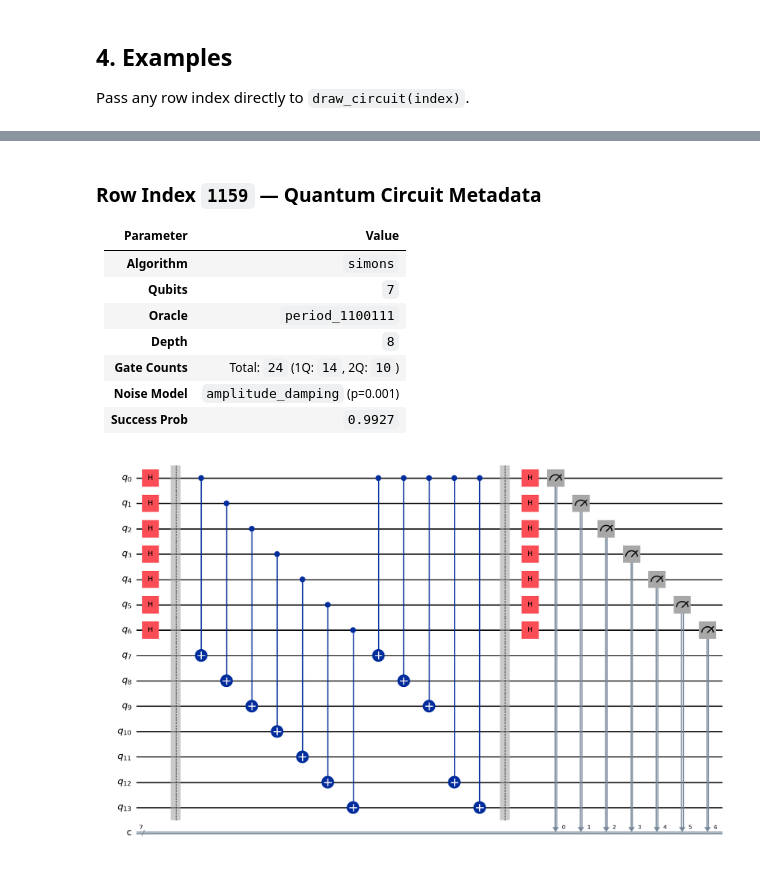
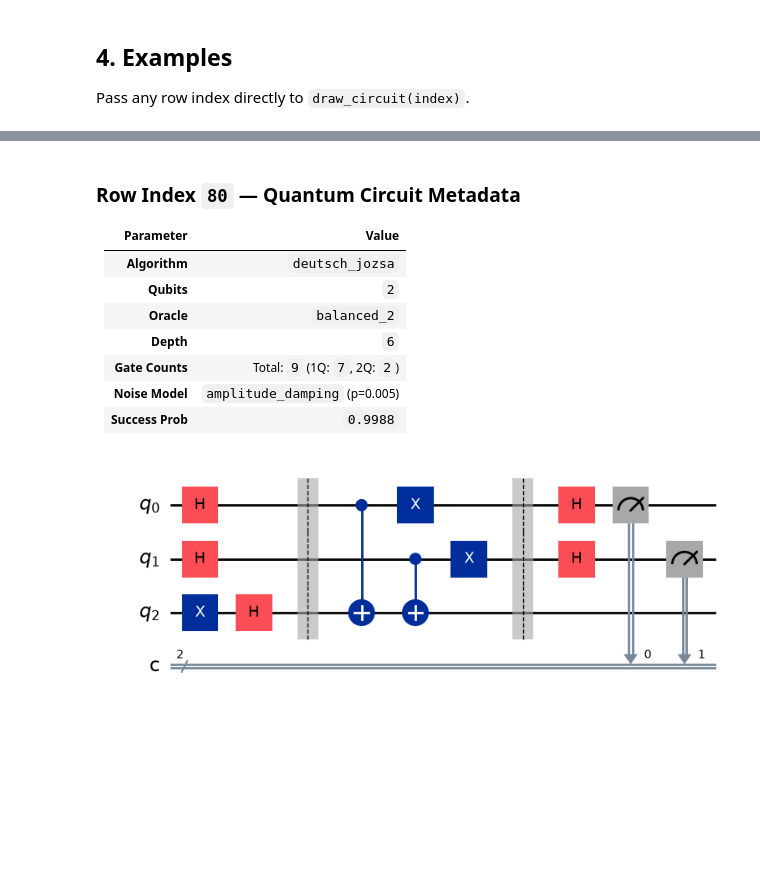
Before and after one commit to Adhavan1801/quantum-success-prediction, a Jupyter notebook: notebooks/06_circuit_visualization.ipynb, the cells around one changed output, grey strips where cells are left out. Drawn from its saved outputs; the diff is of its cells as text; code cells hidden in the pictures; blank space fills up the shorter version.

```diff
--- a/notebooks/06_circuit_visualization.ipynb
+++ b/notebooks/06_circuit_visualization.ipynb
@@ -143,19 +143,19 @@ draw_circuit(430)
 # %%
 # Example 2: Deutsch-Jozsa Balanced Oracle (Row 38)
-draw_circuit(1159)
+draw_circuit(80)
 # %% [output]
 
-###  Row Index `1159` — Quantum Circuit Metadata
+###  Row Index `80` — Quantum Circuit Metadata
 
 | Parameter | Value |
 | :--- | :--- |
-| **Algorithm** | `simons` |
-| **Qubits** | `7` |
-| **Oracle** | `period_1100111` |
-| **Depth** | `8` |
-| **Gate Counts** | Total: `24` (1Q: `14`, 2Q: `10`) |
-| **Noise Model** | `amplitude_damping` (p=0.001) |
-| **Success Prob** | `0.9927` |
+| **Algorithm** | `deutsch_jozsa` |
+| **Qubits** | `2` |
+| **Oracle** | `balanced_2` |
+| **Depth** | `6` |
+| **Gate Counts** | Total: `9` (1Q: `7`, 2Q: `2`) |
+| **Noise Model** | `amplitude_damping` (p=0.005) |
+| **Success Prob** | `0.9988` |
-[figure, old version]
+[figure, new version]
 # %%
 # Example 3: Bernstein-Vazirani Secret Bitstring (Row 216)
```
Also changed, not shown: parts of 5 cells of this notebook, 6 other files.
